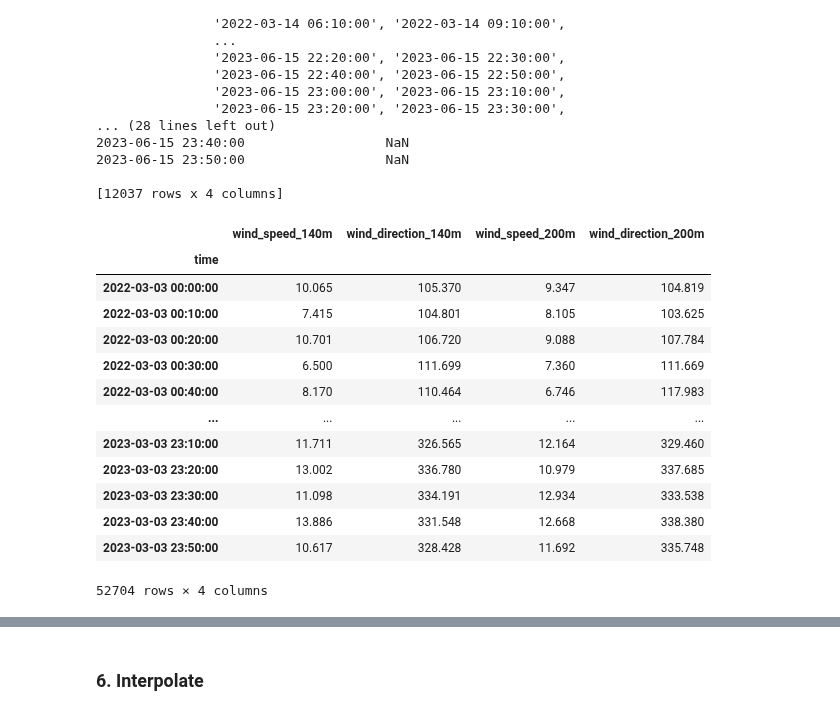
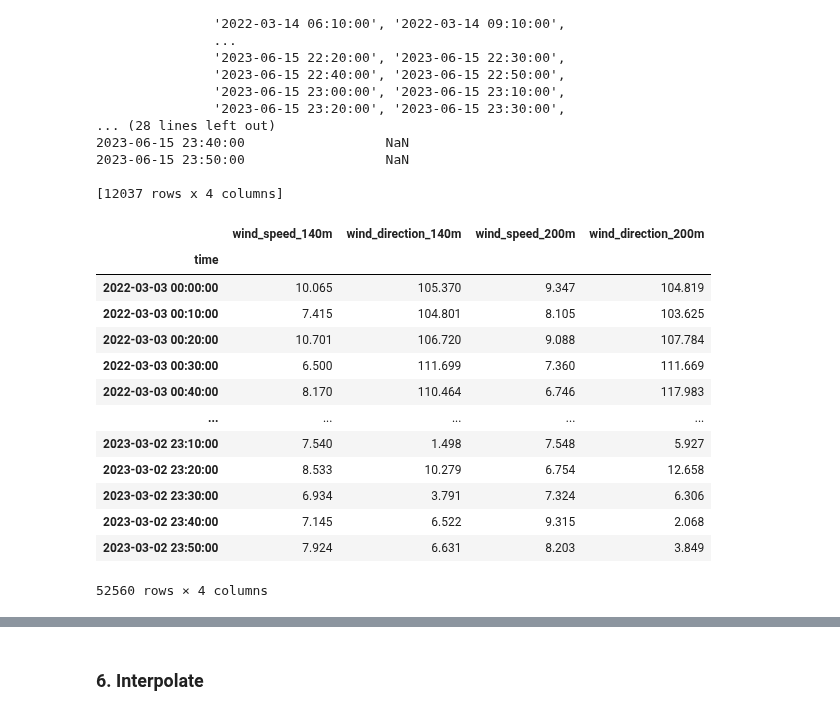
Before and after one commit to boujuan/StudentProject-Yield-Predictions-Offshore, a Jupyter notebook: Short_term_wind_climate_Julia.ipynb, the cells around one changed output, grey strips where cells are left out. Saved outputs shown, nothing was run; the diff lists cells and outputs as text; code cells hidden in the pictures.

```diff
--- a/Short_term_wind_climate_Julia.ipynb
+++ b/Short_term_wind_climate_Julia.ipynb
@@ -190,26 +191,26 @@ DatetimeIndex(['2022-03-07 08:40:00', '2022-03-07 08:50:00',
 # %%
 def replace_nan_and_select_1yr(dataframe):
     dataframe = dataframe.fillna(dataframe.mean())
-    dataframe = dataframe.iloc[:52704]
+    dataframe = dataframe.iloc[:52560]
     return dataframe
 
 filtered_buoy2 = replace_nan_and_select_1yr(df_buoy_2)
 filtered_buoy2
 # %% [output]
 |  | wind_speed_140m | wind_direction_140m | wind_speed_200m | wind_direction_200m |
 | time |  |  |  |  |
 | 2022-03-03 00:00:00 | 10.065 | 105.370 | 9.347 | 104.819 |
 | 2022-03-03 00:10:00 | 7.415 | 104.801 | 8.105 | 103.625 |
 | 2022-03-03 00:20:00 | 10.701 | 106.720 | 9.088 | 107.784 |
 | 2022-03-03 00:30:00 | 6.500 | 111.699 | 7.360 | 111.669 |
 | 2022-03-03 00:40:00 | 8.170 | 110.464 | 6.746 | 117.983 |
 | ... | ... | ... | ... | ... |
-| 2023-03-03 23:10:00 | 11.711 | 326.565 | 12.164 | 329.460 |
-| 2023-03-03 23:20:00 | 13.002 | 336.780 | 10.979 | 337.685 |
-| 2023-03-03 23:30:00 | 11.098 | 334.191 | 12.934 | 333.538 |
-| 2023-03-03 23:40:00 | 13.886 | 331.548 | 12.668 | 338.380 |
-| 2023-03-03 23:50:00 | 10.617 | 328.428 | 11.692 | 335.748 |
+| 2023-03-02 23:10:00 | 7.540 | 1.498 | 7.548 | 5.927 |
+| 2023-03-02 23:20:00 | 8.533 | 10.279 | 6.754 | 12.658 |
+| 2023-03-02 23:30:00 | 6.934 | 3.791 | 7.324 | 6.306 |
+| 2023-03-02 23:40:00 | 7.145 | 6.522 | 9.315 | 2.068 |
+| 2023-03-02 23:50:00 | 7.924 | 6.631 | 8.203 | 3.849 |
-52704 rows × 4 columns
+52560 rows × 4 columns
 # %%
 explore_and_prefilter_df(df_buoy_6)
 filtered_buoy6 = replace_nan_and_select_1yr(df_buoy_6)
```
Also changed, not shown: parts of 19 cells of this notebook.
